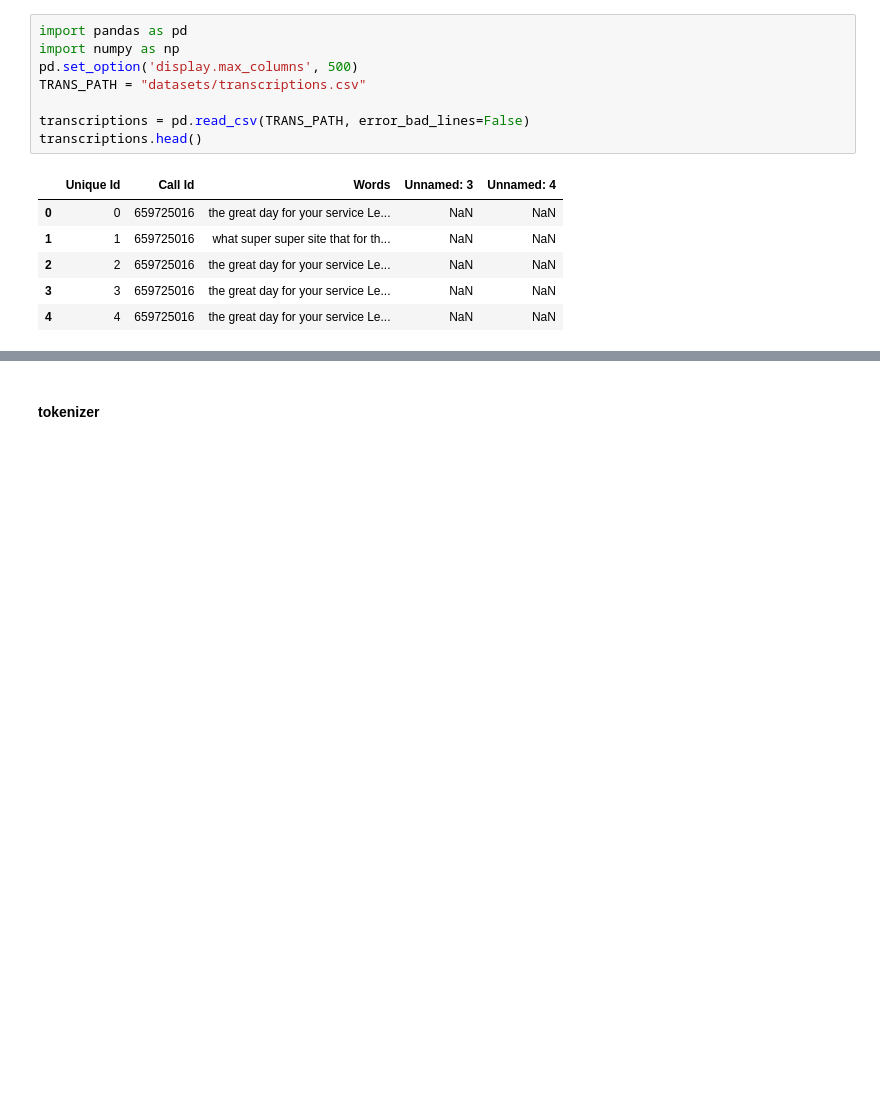
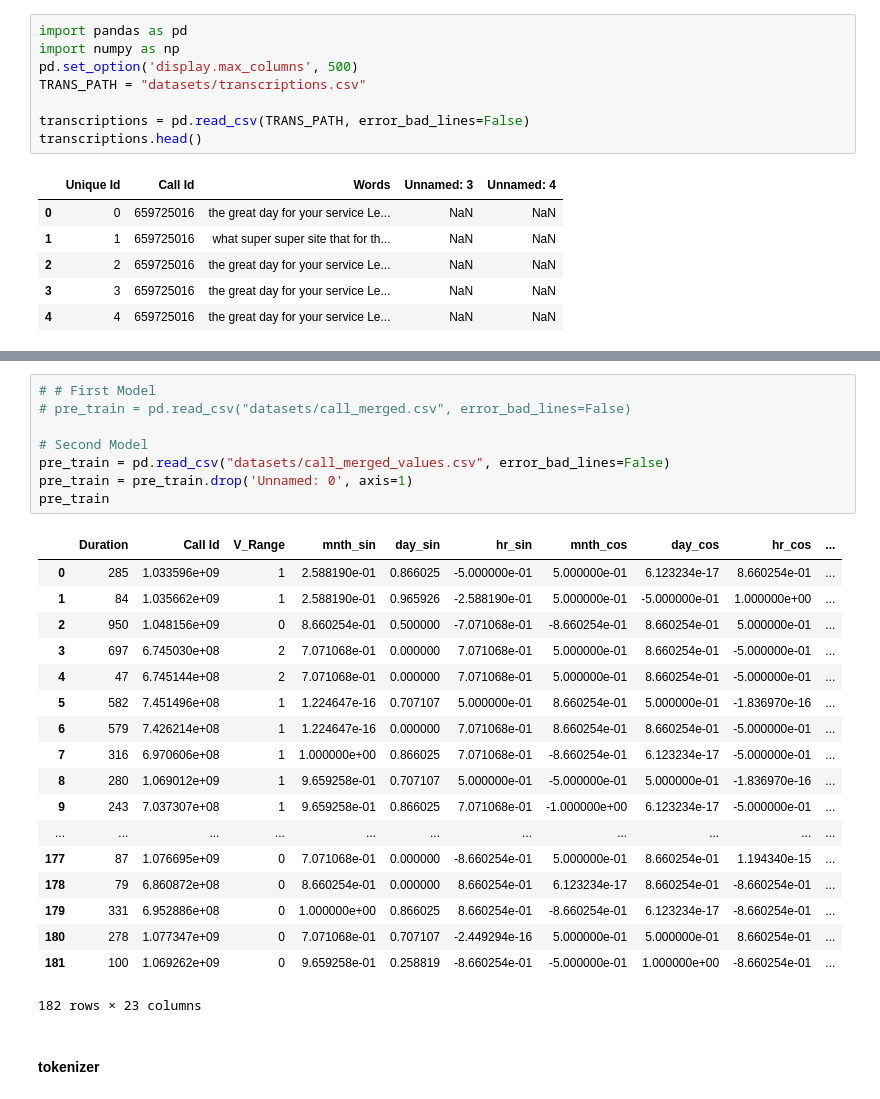
Before and after one commit to brandonassing/capstone, a Jupyter notebook: model/RoughWork.ipynb, the cells around one changed output, grey strips where cells are left out. Drawn from its saved outputs; the diff is of its cells as text; blank space fills up the shorter version.

```diff
--- a/model/RoughWork.ipynb
+++ b/model/RoughWork.ipynb
@@ -481,3 +463,30 @@ pre_train
+# %%
+# # First Model
+# pre_train = pd.read_csv("datasets/call_merged.csv", error_bad_lines=False)
+
+# Second Model
+pre_train = pd.read_csv("datasets/call_merged_values.csv", error_bad_lines=False)
+pre_train = pre_train.drop('Unnamed: 0', axis=1)
+pre_train
+# %% [output]
+|  | Duration | Call Id | V_Range | mnth_sin | day_sin | hr_sin | mnth_cos | day_cos | hr_cos | ... |
+| 0 | 285 | 1.033596e+09 | 1 | 2.588190e-01 | 0.866025 | -5.000000e-01 | 5.000000e-01 | 6.123234e-17 | 8.660254e-01 | ... |
+| 1 | 84 | 1.035662e+09 | 1 | 2.588190e-01 | 0.965926 | -2.588190e-01 | 5.000000e-01 | -5.000000e-01 | 1.000000e+00 | ... |
+| 2 | 950 | 1.048156e+09 | 0 | 8.660254e-01 | 0.500000 | -7.071068e-01 | -8.660254e-01 | 8.660254e-01 | 5.000000e-01 | ... |
+| 3 | 697 | 6.745030e+08 | 2 | 7.071068e-01 | 0.000000 | 7.071068e-01 | 5.000000e-01 | 8.660254e-01 | -5.000000e-01 | ... |
+| 4 | 47 | 6.745144e+08 | 2 | 7.071068e-01 | 0.000000 | 7.071068e-01 | 5.000000e-01 | 8.660254e-01 | -5.000000e-01 | ... |
+| 5 | 582 | 7.451496e+08 | 1 | 1.224647e-16 | 0.707107 | 5.000000e-01 | 8.660254e-01 | 5.000000e-01 | -1.836970e-16 | ... |
+| 6 | 579 | 7.426214e+08 | 1 | 1.224647e-16 | 0.000000 | 7.071068e-01 | 8.660254e-01 | 8.660254e-01 | -5.000000e-01 | ... |
+| 7 | 316 | 6.970606e+08 | 1 | 1.000000e+00 | 0.866025 | 7.071068e-01 | -8.660254e-01 | 6.123234e-17 | -5.000000e-01 | ... |
+| 8 | 280 | 1.069012e+09 | 1 | 9.659258e-01 | 0.707107 | 5.000000e-01 | -5.000000e-01 | 5.000000e-01 | -1.836970e-16 | ... |
+| 9 | 243 | 7.037307e+08 | 1 | 9.659258e-01 | 0.866025 | 7.071068e-01 | -1.000000e+00 | 6.123234e-17 | -5.000000e-01 | ... |
+| ... | ... | ... | ... | ... | ... | ... | ... | ... | ... | ... |
+| 177 | 87 | 1.076695e+09 | 0 | 7.071068e-01 | 0.000000 | -8.660254e-01 | 5.000000e-01 | 8.660254e-01 | 1.194340e-15 | ... |
+| 178 | 79 | 6.860872e+08 | 0 | 8.660254e-01 | 0.000000 | 8.660254e-01 | 6.123234e-17 | 8.660254e-01 | -8.660254e-01 | ... |
+| 179 | 331 | 6.952886e+08 | 0 | 1.000000e+00 | 0.866025 | 8.660254e-01 | -8.660254e-01 | 6.123234e-17 | -8.660254e-01 | ... |
+| 180 | 278 | 1.077347e+09 | 0 | 7.071068e-01 | 0.707107 | -2.449294e-16 | 5.000000e-01 | 5.000000e-01 | 8.660254e-01 | ... |
+| 181 | 100 | 1.069262e+09 | 0 | 9.659258e-01 | 0.258819 | -8.660254e-01 | -5.000000e-01 | 1.000000e+00 | -8.660254e-01 | ... |
+182 rows × 23 columns
 # %% [markdown]
 #### tokenizer
 # %%
```
Also changed, not shown: parts of 33 cells of this notebook, 7 other files.
